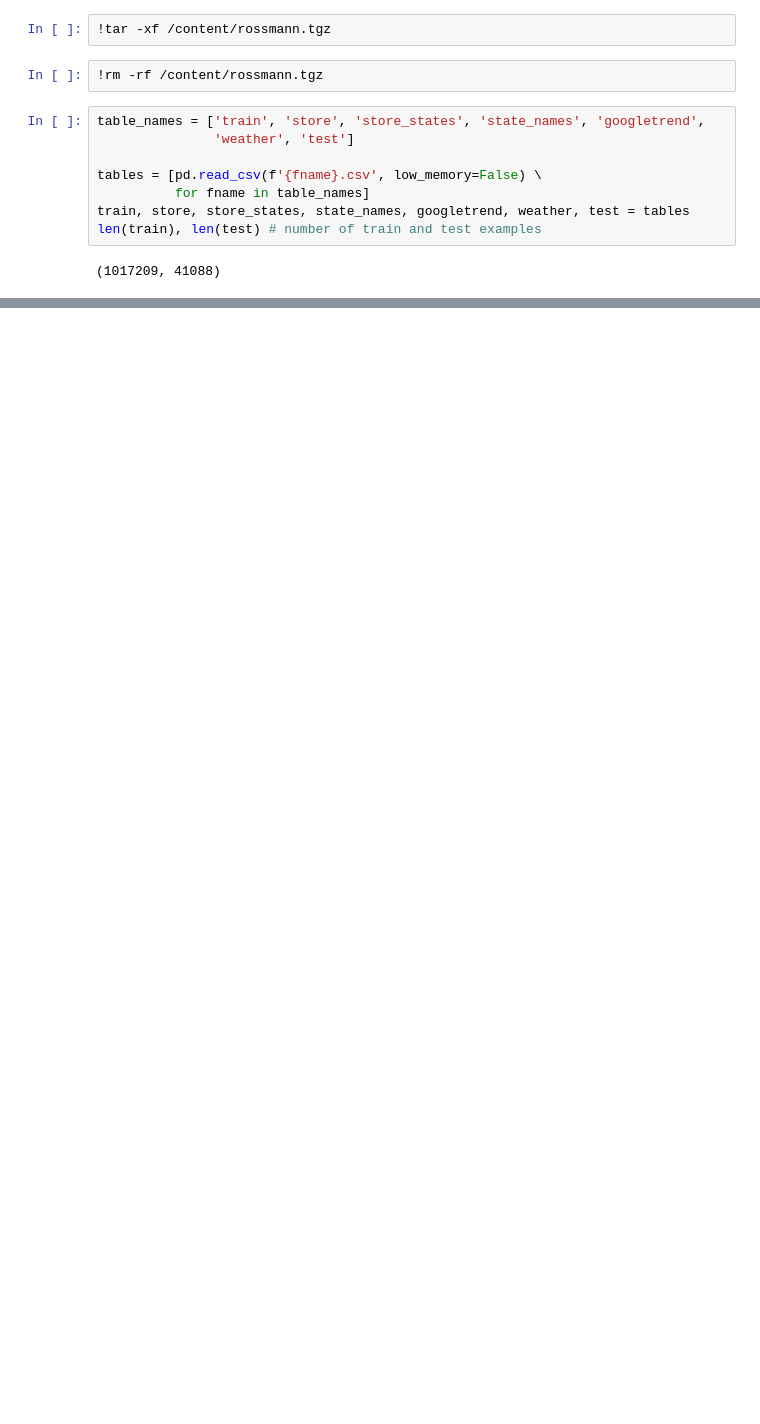
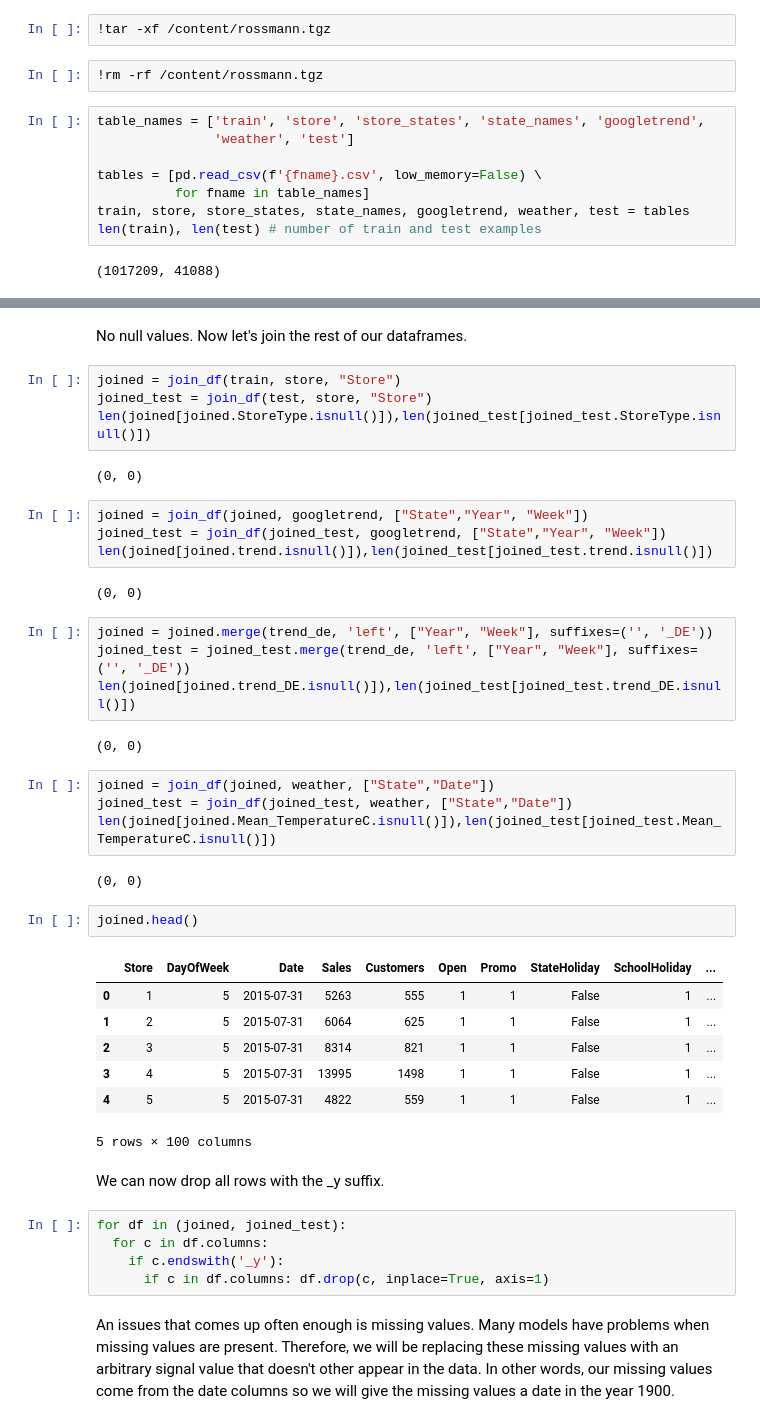
Before and after one commit to JayThibs/Machine-Learning-With-Tabular-Data, a Jupyter notebook: Rossman_Store_Sales_Tabular_Data.ipynb, the cells around one changed output, grey strips where cells are left out. Cells and saved outputs as stored; diff of their text form; blank space fills up the shorter version.

Commit message:
Finished joining dataframes together.

```diff
--- a/Rossman_Store_Sales_Tabular_Data.ipynb
+++ b/Rossman_Store_Sales_Tabular_Data.ipynb
@@ -53,0 +171,45 @@ len(train), len(test) # number of train and test examples
+# %% [markdown]
+No null values. Now let's join the rest of our dataframes.
+# %%
+joined = join_df(train, store, "Store")
+joined_test = join_df(test, store, "Store")
+len(joined[joined.StoreType.isnull()]),len(joined_test[joined_test.StoreType.isnull()])
+# %% [output]
+(0, 0)
+# %%
+joined = join_df(joined, googletrend, ["State","Year", "Week"])
+joined_test = join_df(joined_test, googletrend, ["State","Year", "Week"])
+len(joined[joined.trend.isnull()]),len(joined_test[joined_test.trend.isnull()])
+# %% [output]
+(0, 0)
+# %%
+joined = joined.merge(trend_de, 'left', ["Year", "Week"], suffixes=('', '_DE'))
+joined_test = joined_test.merge(trend_de, 'left', ["Year", "Week"], suffixes=('', '_DE'))
+len(joined[joined.trend_DE.isnull()]),len(joined_test[joined_test.trend_DE.isnull()])
+# %% [output]
+(0, 0)
+# %%
+joined = join_df(joined, weather, ["State","Date"])
+joined_test = join_df(joined_test, weather, ["State","Date"])
+len(joined[joined.Mean_TemperatureC.isnull()]),len(joined_test[joined_test.Mean_TemperatureC.isnull()])
+# %% [output]
+(0, 0)
+# %%
+joined.head()
+# %% [output]
+|  | Store | DayOfWeek | Date | Sales | Customers | Open | Promo | StateHoliday | SchoolHoliday | ... |
+| 0 | 1 | 5 | 2015-07-31 | 5263 | 555 | 1 | 1 | False | 1 | ... |
+| 1 | 2 | 5 | 2015-07-31 | 6064 | 625 | 1 | 1 | False | 1 | ... |
+| 2 | 3 | 5 | 2015-07-31 | 8314 | 821 | 1 | 1 | False | 1 | ... |
+| 3 | 4 | 5 | 2015-07-31 | 13995 | 1498 | 1 | 1 | False | 1 | ... |
+| 4 | 5 | 5 | 2015-07-31 | 4822 | 559 | 1 | 1 | False | 1 | ... |
+5 rows × 100 columns
+# %% [markdown]
+We can now drop all rows with the _y suffix.
+# %%
+for df in (joined, joined_test):
+  for c in df.columns:
+    if c.endswith('_y'):
+      if c in df.columns: df.drop(c, inplace=True, axis=1)
+# %% [markdown]
+An issues that comes up often enough is missing values. Many models have problems when missing values are present. Therefore, we will be replacing these missing values with an arbitrary signal value that doesn't other appear in the data. In other words, our missing values come from the date columns so we will give the missing values a date in the year 1900.
```
Also changed, not shown: parts of 32 cells of this notebook.
